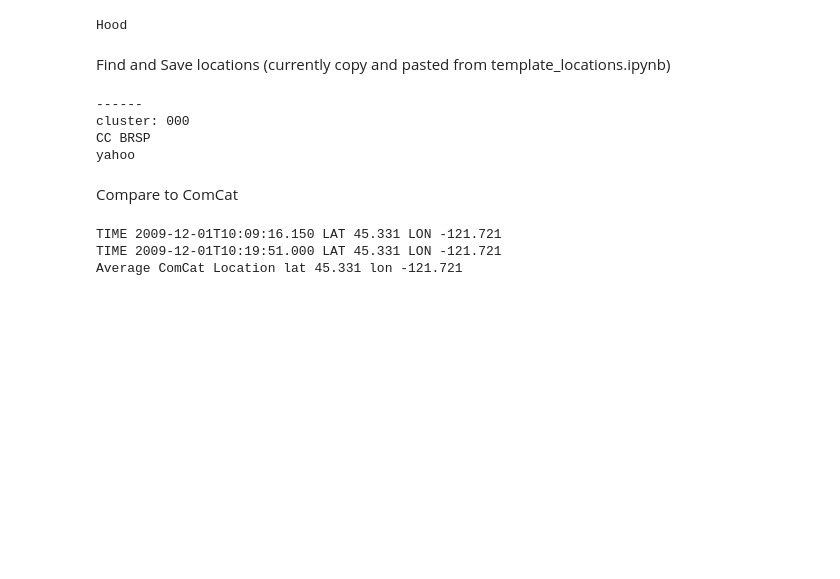
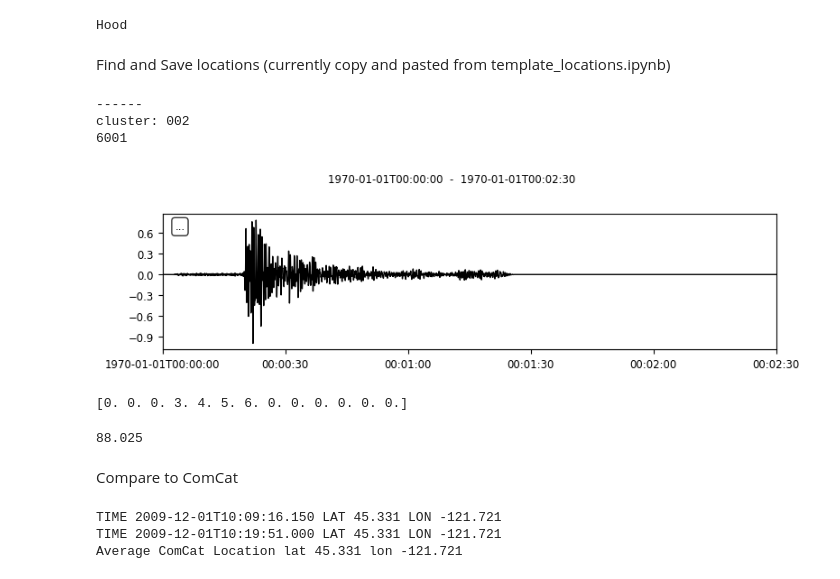
Before and after one commit to Denolle-Lab/expand_redpy, a Jupyter notebook: notebooks/updated_template_locations.ipynb, the cells around one changed output. Cells and saved outputs as stored; diff of their text form; code cells hidden in the pictures; blank space fills up the shorter version.

Commit message:
prepped waveforms for new locations

```diff
--- a/notebooks/updated_template_locations.ipynb
+++ b/notebooks/updated_template_locations.ipynb
@@ -153,26 +154,56 @@ clid = np.unique([getcl_id(i) for i in all_temps]) #list of cluster ids
 cllen = len(str(max(clid))) #length of the largest cluster ID, used for zfill
 zz = chan[-2:].lower() #the last two letters of channel names (essentially the letters in chan)
 # %%
-for cl in range(0,max(clid)):
+### PULL IN TEMPLATES ###
+
+for cl in range(2,max(clid)):
     print('------') #print a divider
     print("cluster:",str(cl).zfill(cllen)) #print the cluster ID
 
+    temps_w = [] #list of templates waveforms for this cluster
+    temps_n = [] #list of template names
     stopwatch0=time() #note the time
-    for s in range(0,len(v)): #loop through stations
+    for s in range(0,len(v)): #loop through stations that have a template for this cluster
         net, sta =  v[s].split('.') #add specific network per station
-        temps_s = []
 
-        for t in all_temps:
-            if t.split('_')[0]==net and t.split('_')[1]==sta:
-                print('yahoo')
-            break
+        for tt,t in enumerate(all_temps): #go through each template
+            if t.split('_')[0]==net and t.split('_')[1]==sta and t.split('_')[-1]==str(cl): #if the template is for this station and cluster
+
+                ### PREPARE DATA ###
+
+                t_tapered = Trace(all_waves[tt]).taper(0.05) #make waveform a trace to taper it
+                padded_wave = np.hstack((t_tapered.data[:],np.zeros(2480))) #take data from tapered trace and pad end
+                #with zeros so that len(t_trace)=6000 and will fit in the nueral network
+                t_trace = Trace(padded_wave,{'sampling_rate':fs}) #make back into a Trace, and set sampling rate
+                print(len(t_trace))
+
+                temps_w.append(t_trace) #append trace
+                temps_n.append(t) #append name
+
+                t_trace.plot(); #plot trace
+
+
+    #now that we have all of the templates for this cluster across several stations
+
+    ###
+
         break
     break
 # %% [output]
 ------
-cluster: 000
-CC BRSP
-yahoo
+cluster: 002
+6001
+[figure, added]
+# %%
+array0 = np.array([0,0,0,3,4,5,6])
+array1 = np.zeros(6)
+print(np.hstack((array0,array1)))
+# %% [output]
+[0. 0. 0. 3. 4. 5. 6. 0. 0. 0. 0. 0. 0.]
+# %%
+print(len(Trace(all_waves[tt],{'sampling_rate':40}))/40)
+# %% [output]
+88.025
 # %%
 v = volc_sta[vv]
 clid = np.unique([getcl_id(i) for i in all_temps]) #list of cluster ids
```
Also changed, not shown: parts of 1 cell of this notebook.
